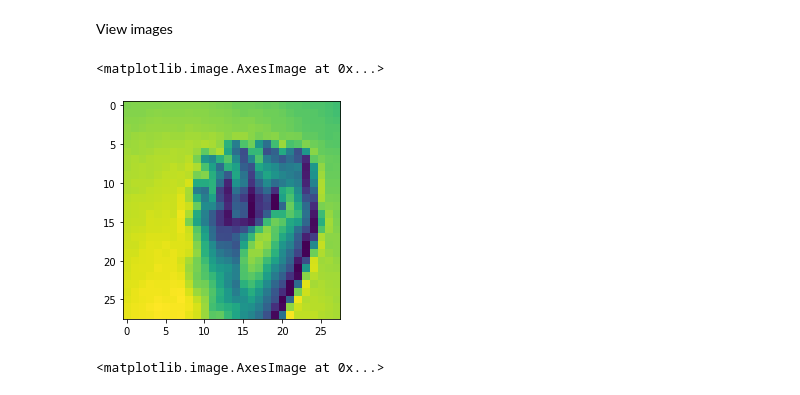
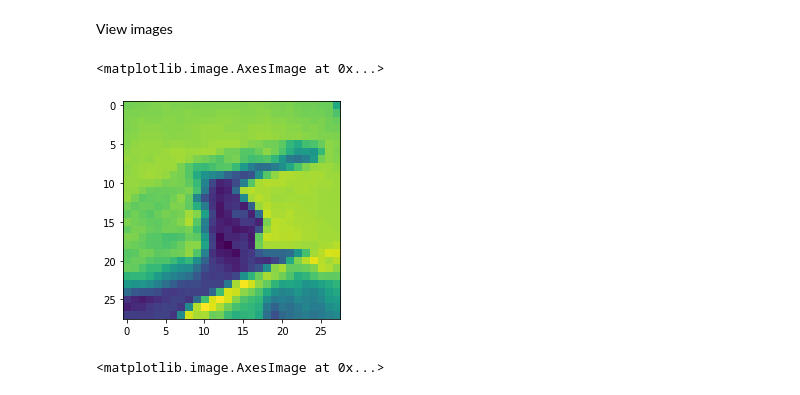
Before and after one commit to ritvik130/ASL-Interpreter, a Jupyter notebook: objectDetection.ipynb, the cells around one changed output. Saved outputs shown, nothing was run; the diff lists cells and outputs as text; code cells hidden in the pictures.

```diff
--- a/objectDetection.ipynb
+++ b/objectDetection.ipynb
@@ -89,10 +78,10 @@ array([[0, 0, 0, ..., 0, 0, 0],
 # %% [markdown]
 View images
 # %%
-plt.imshow(images[20].reshape(28,28))
+plt.imshow(images[33].reshape(28,28))
 # %% [output]
 <matplotlib.image.AxesImage at 0x...>
-[figure, old version]
+[figure, new version]
 # %%
 plt.imshow(images[2].reshape(28,28))
 # %% [output]
```
Also changed, not shown: parts of 18 cells of this notebook, 6 other files.
